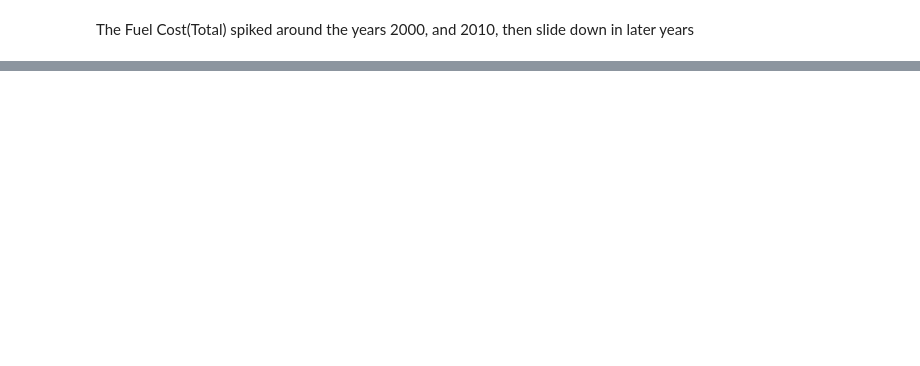
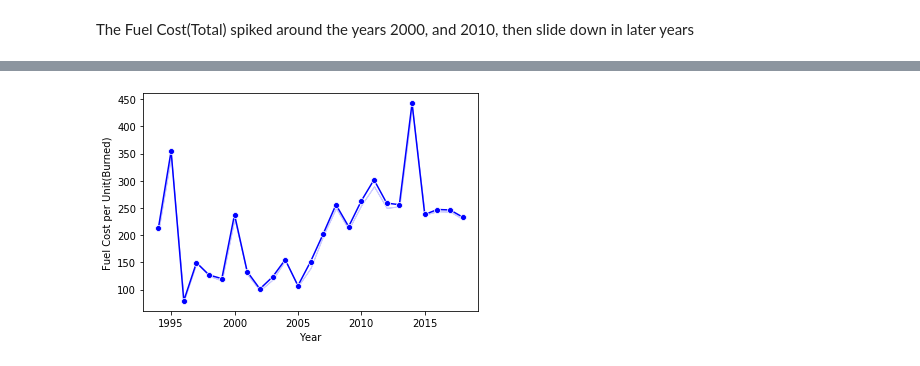
Before and after one commit to echelonmay/Stage-A-Project-on-Hamoye, a Jupyter notebook: STAGE_A_FINAL_PROJECT HAMOYE.ipynb, the cells around one changed output, grey strips where cells are left out. Cells and saved outputs as stored; diff of their text form; code cells hidden in the pictures; blank space fills up the shorter version.

```diff
--- a/STAGE_A_FINAL_PROJECT HAMOYE.ipynb
+++ b/STAGE_A_FINAL_PROJECT HAMOYE.ipynb
@@ -311,0 +316,4 @@ The Fuel Cost(Total) spiked around the years 2000, and 2010, then slide down in
+# %%
+hx = sns.lineplot(x = "Year", y = "Fuel Cost per Unit(Burned)", ci = 0, color = "blue", data = fuel_data, marker = "o")
+# %% [output]
+[figure, added]
```
Also changed, not shown: parts of 5 cells of this notebook.
